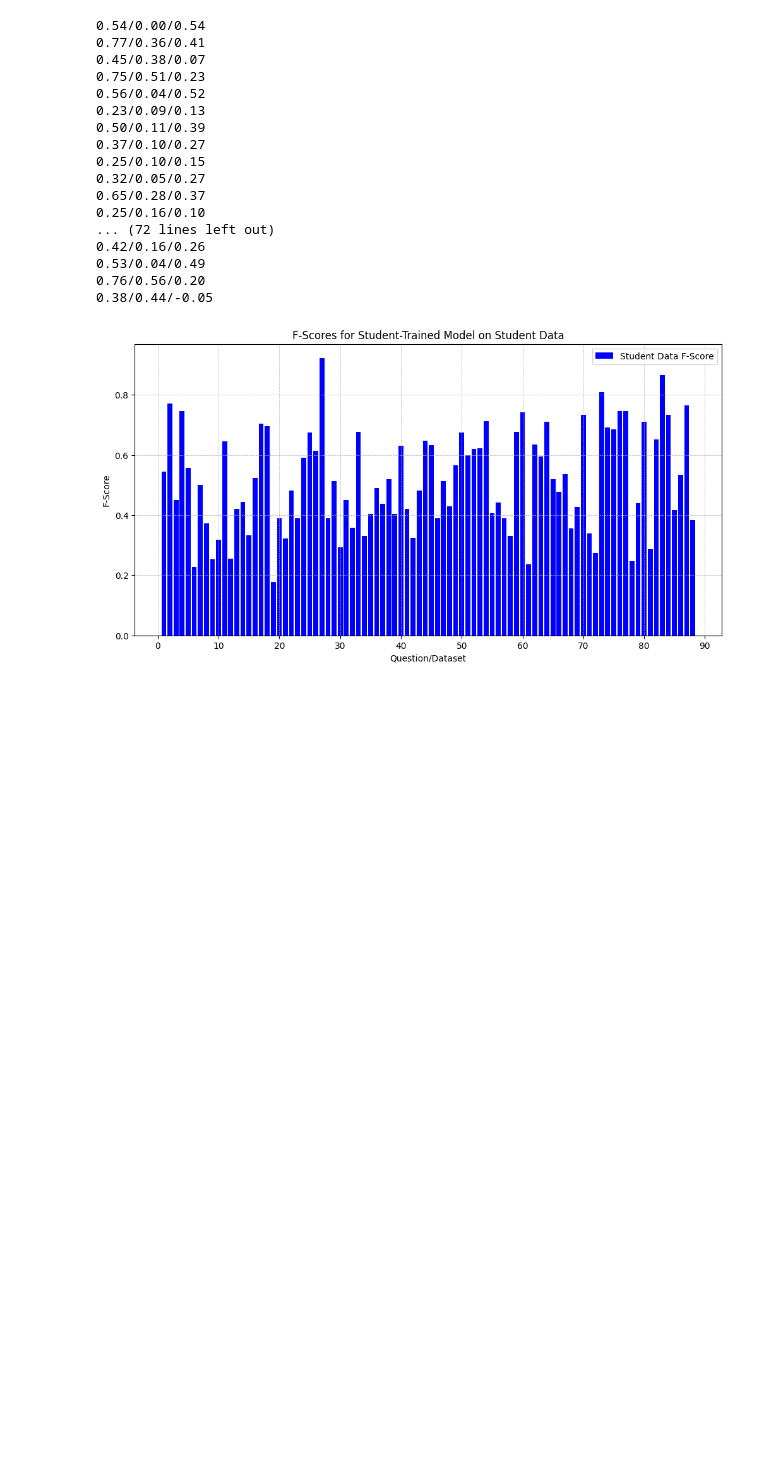
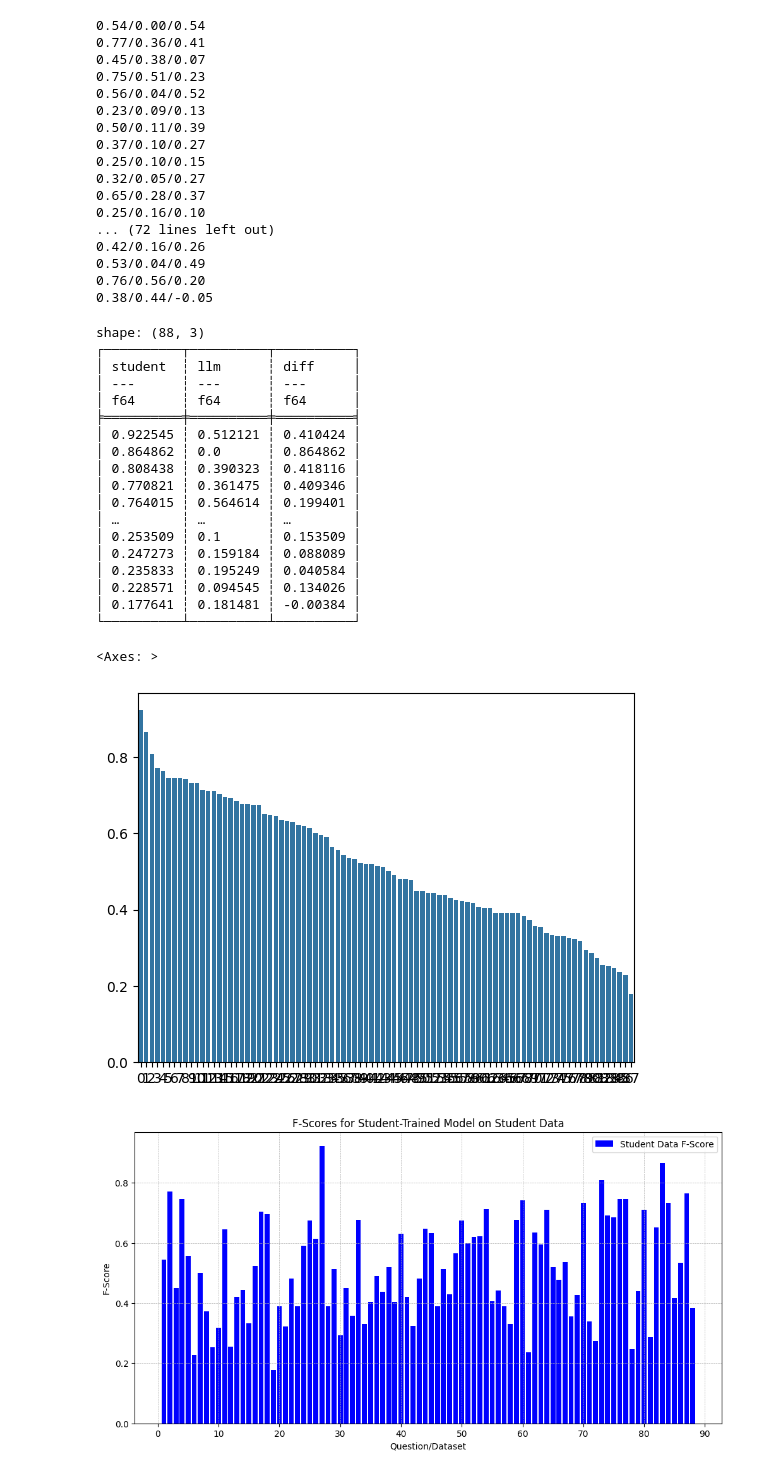
Before and after one commit to mariebexte/llm-augmentation-scoring, a Jupyter notebook: HighestLowestFScore.ipynb, the cells around one changed output. Cells and saved outputs as stored; diff of their text form; code cells hidden in the pictures; blank space fills up the shorter version.

Commit message:
try to switch to seaborn charts

```diff
--- a/HighestLowestFScore.ipynb
+++ b/HighestLowestFScore.ipynb
@@ -97,6 +99,32 @@ for student_file, llm_file in zip(student_data_files, llm_data_files):
 0.53/0.04/0.49
 0.76/0.56/0.20
 0.38/0.44/-0.05
+# %%
+data = {"student": f_scores_student_model, "llm": f_scores_llm_model, "diff": f_scores_diff}
+fscore_df = pl.DataFrame(data)
+sorted = fscore_df.sort("student", descending=True)
+sns.barplot(sorted['student'])
+# %% [output]
+shape: (88, 3)
+┌──────────┬──────────┬──────────┐
+│ student  ┆ llm      ┆ diff     │
+│ ---      ┆ ---      ┆ ---      │
+│ f64      ┆ f64      ┆ f64      │
+╞══════════╪══════════╪══════════╡
+│ 0.922545 ┆ 0.512121 ┆ 0.410424 │
+│ 0.864862 ┆ 0.0      ┆ 0.864862 │
+│ 0.808438 ┆ 0.390323 ┆ 0.418116 │
+│ 0.770821 ┆ 0.361475 ┆ 0.409346 │
+│ 0.764015 ┆ 0.564614 ┆ 0.199401 │
+│ …        ┆ …        ┆ …        │
+│ 0.253509 ┆ 0.1      ┆ 0.153509 │
+│ 0.247273 ┆ 0.159184 ┆ 0.088089 │
+│ 0.235833 ┆ 0.195249 ┆ 0.040584 │
+│ 0.228571 ┆ 0.094545 ┆ 0.134026 │
+│ 0.177641 ┆ 0.181481 ┆ -0.00384 │
+└──────────┴──────────┴──────────┘
+<Axes: >
+[figure, added]
 # %%
 # Generiere den Range für die Fragen/Datasets
 questions = np.arange(1, len(f_scores_student_model) + 1)
```
Also changed, not shown: parts of 1 cell of this notebook, 2 other files.
